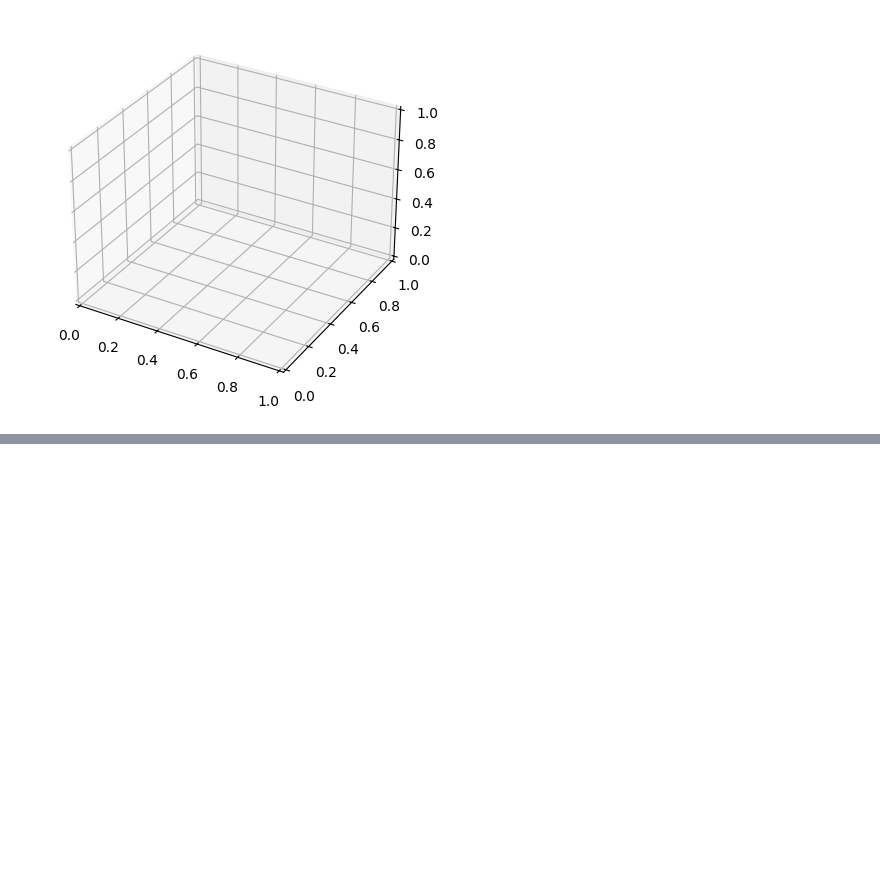
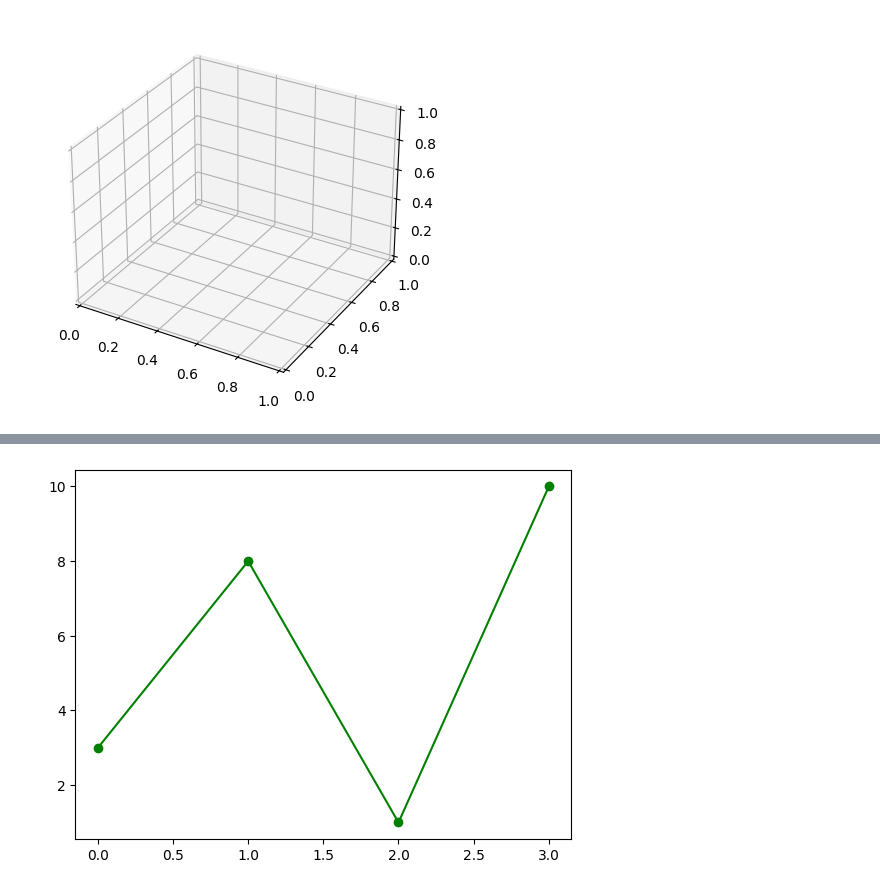
Before and after one commit to bhagyoday-j/ML-Assignments, a Jupyter notebook: Matplotlib/learn.ipynb, the cells around one changed output, grey strips where cells are left out. Drawn from its saved outputs; the diff is of its cells as text; code cells hidden in the pictures; blank space fills up the shorter version.

```diff
--- a/Matplotlib/learn.ipynb
+++ b/Matplotlib/learn.ipynb
@@ -101,0 +122,6 @@ Axes3D(0.125,0.11;0.775x0.77)
+# %%
+ypoints = np.array([3, 8, 1, 10])
+plt.plot(ypoints, 'o-g')
+plt.show()
+# %% [output]
+[figure, added]
```
Also changed, not shown: parts of 16 cells of this notebook, 2 other files.
